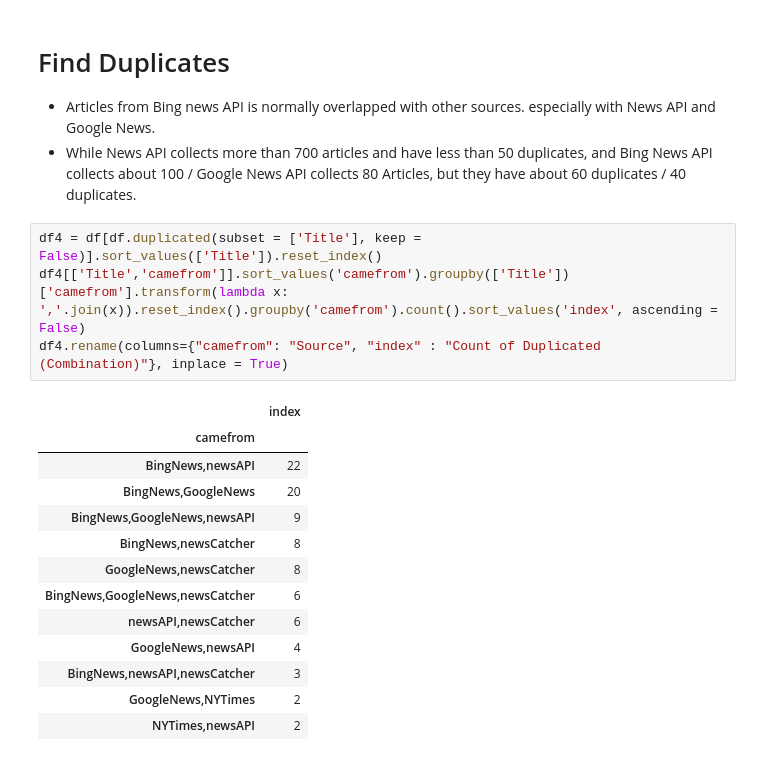
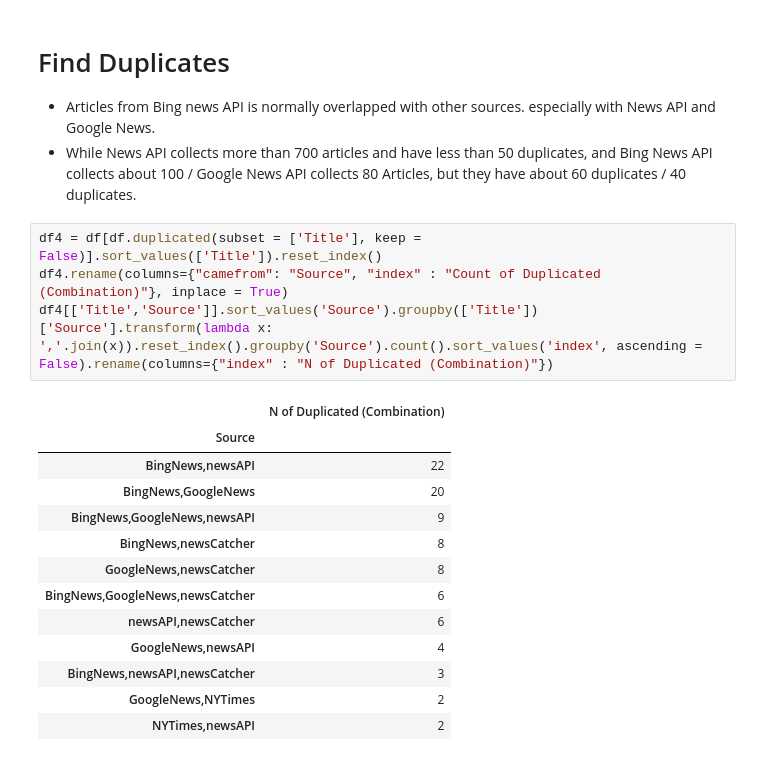
Before and after one commit to ohhappylife/ETLCFA, a Jupyter notebook: News_Analysis.ipynb, the cells around one changed output. Drawn from its saved outputs; the diff is of its cells as text.

```diff
--- a/News_Analysis.ipynb
+++ b/News_Analysis.ipynb
@@ -112,11 +116,11 @@ fig.show()
 - While News API collects more than 700 articles and have less than 50 duplicates, and Bing News API collects about 100 / Google News API collects 80 Articles, but they have about 60 duplicates / 40 duplicates.
 # %%
 df4 = df[df.duplicated(subset = ['Title'], keep = False)].sort_values(['Title']).reset_index()
-df4[['Title','camefrom']].sort_values('camefrom').groupby(['Title'])['camefrom'].transform(lambda x: ','.join(x)).reset_index().groupby('camefrom').count().sort_values('index', ascending = False)
 df4.rename(columns={"camefrom": "Source", "index" : "Count of Duplicated (Combination)"}, inplace = True)
+df4[['Title','Source']].sort_values('Source').groupby(['Title'])['Source'].transform(lambda x: ','.join(x)).reset_index().groupby('Source').count().sort_values('index', ascending = False).rename(columns={"index" : "N of Duplicated (Combination)"})
 # %% [output]
-|  | index |
-| camefrom |  |
+|  | N of Duplicated (Combination) |
+| Source |  |
 | BingNews,newsAPI | 22 |
 | BingNews,GoogleNews | 20 |
 | BingNews,GoogleNews,newsAPI | 9 |
```
Also changed, not shown: parts of 3 cells of this notebook.
